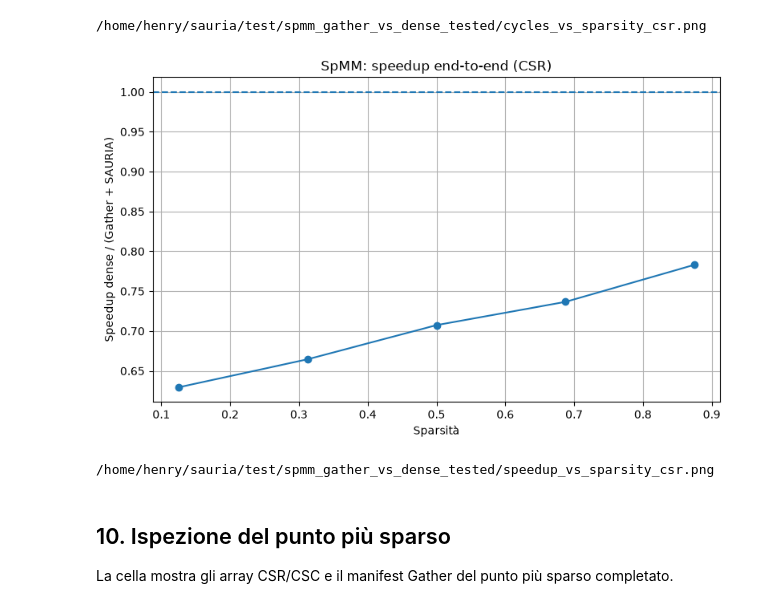
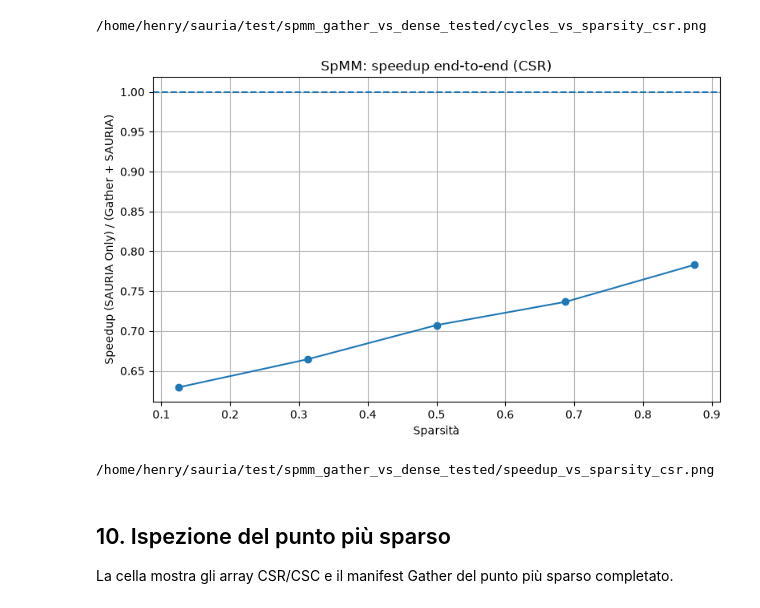
Before and after one commit to ciccofumuso/sauria-gather, a Jupyter notebook: Python/notebooks/sauria_spmm_gather_vs_dense_benchmark.ipynb, the cells around one changed output. Drawn from its saved outputs; the diff is of its cells as text; code cells hidden in the pictures.

Commit message:
Update Notebook Gather vs dense benchmark

```diff
--- a/Python/notebooks/sauria_spmm_gather_vs_dense_benchmark.ipynb
+++ b/Python/notebooks/sauria_spmm_gather_vs_dense_benchmark.ipynb
@@ -1492,7 +1492,7 @@ il costo del Gather.
 # %%
 if not results.empty:
     figure = plt.figure(figsize=(8, 5))
-    plt.plot(results["sparsity"], results["dense_cycles"], marker="o", label="SAURIA densa")
+    plt.plot(results["sparsity"], results["dense_cycles"], marker="o", label="SAURIA Only")
     plt.plot(
         results["sparsity"],
         results["gather_plus_sauria_cycles"],
@@ -1515,19 +1515,19 @@ if not results.empty:
 # %%
 if not results.empty:
     figure = plt.figure(figsize=(8, 5))
     plt.plot(results["sparsity"], results["speedup_end_to_end"], marker="o")
     plt.axhline(1.0, linestyle="--")
     plt.xlabel("Sparsità")
-    plt.ylabel("Speedup dense / (Gather + SAURIA)")
+    plt.ylabel("Speedup (SAURIA Only) / (Gather + SAURIA)")
     plt.title(f"SpMM: speedup end-to-end ({SPARSE_FORMAT})")
     plt.grid(True)
     plt.tight_layout()
     path = RESULTS_ROOT / f"speedup_vs_sparsity_{SPARSE_FORMAT.lower()}.png"
     figure.savefig(path, dpi=160)
     plt.show()
     print(path)
 # %% [output]
-[figure, old version]
+[figure, new version]
 /home/henry/sauria/test/spmm_gather_vs_dense_tested/speedup_vs_sparsity_csr.png
 # %% [markdown]
 ## 10. Ispezione del punto più sparso
```
Also changed, not shown: parts of 1 cell of this notebook, 1 other file.
